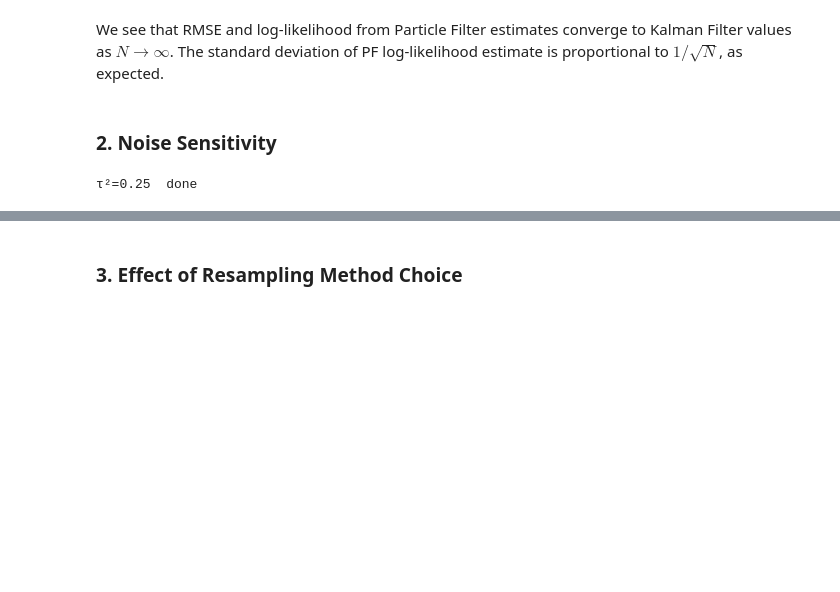
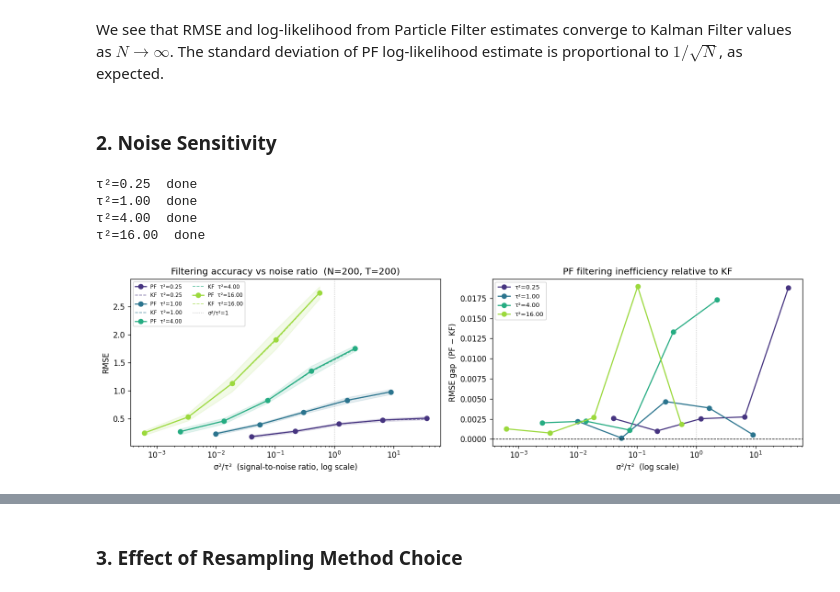
Before and after one commit to rickyli02/particle_filter_project_submission, a Jupyter notebook: notebooks/extension_results.ipynb, the cells around one changed output, grey strips where cells are left out. Saved outputs shown, nothing was run; the diff lists cells and outputs as text; code cells hidden in the pictures; blank space fills up the shorter version.

```diff
--- a/notebooks/extension_results.ipynb
+++ b/notebooks/extension_results.ipynb
@@ -288,12 +291,12 @@ We see that RMSE and log-likelihood from Particle Filter estimates converge to K
 # Sweep σ so r = σ²/τ² ∈ [0.01, 9]; repeat for several τ values and plot as separate lines.
 phi_r    = 0.9
 alpha_r  = 1.0
-N_r      = 500 # Number of particles
+N_r      = 200 # Number of particles
 T_r      = 200
-n_reps_r = 20  # Number of repeated trials for data generation and filtering
+n_reps_r = 10  # Number of repeated trials for data generation and filtering
 
 tau_r_vals   = [0.5, 1.0, 2.0, 4.0]
-sigma_r_vals = np.logspace(-1, np.log10(3.0), 22)   # sigma 0.1 … 3.0
+sigma_r_vals = np.logspace(-1, np.log10(3.0), 5)   # sigma 0.1 … 3.0
 
 results_by_tau = {}
 rng_r = np.random.default_rng(77)
@@ -367,6 +370,49 @@ for tau_r in tau_r_vals:
     print(f"\u03c4\u00b2={tau_r**2:.2f}  done")
 # %% [output]
 τ²=0.25  done
+τ²=1.00  done
+τ²=4.00  done
+τ²=16.00  done
+# %%
+colors = plt.cm.viridis(np.linspace(0.15, 0.85, len(tau_r_vals)))
+
+fig, axes = plt.subplots(1, 2, figsize=(13, 4))
+
+for tau_r, col in zip(tau_r_vals, colors):
+    r   = results_by_tau[tau_r]
+    lbl = f'τ²={tau_r**2:.2f}'
+
+    # PF mean ± 1 std
+    axes[0].semilogx(r['ratio'], r['pf_rmse_mean'], 'o-', color=col, lw=1.5, label=f'PF  {lbl}')
+    axes[0].fill_between(r['ratio'],
+                         r['pf_rmse_mean'] - r['pf_rmse_std'],
+                         r['pf_rmse_mean'] + r['pf_rmse_std'],
+                         alpha=0.12, color=col)
+    # KF as dashed reference
+    axes[0].semilogx(r['ratio'], r['kf_rmse_mean'], '--', color=col, lw=1.0, alpha=0.7,
+                     label=f'KF  {lbl}')
+
+    # RMSE gap: PF - KF (filtering inefficiency)
+    gap = r['pf_rmse_mean'] - r['kf_rmse_mean']
+    axes[1].semilogx(r['ratio'], gap, 'o-', color=col, lw=1.5, label=lbl)
+
+axes[0].axvline(1.0, color='grey', lw=0.8, ls=':', alpha=0.6, label='σ²/τ²=1')
+axes[0].set_xlabel('σ²/τ²  (signal-to-noise ratio, log scale)')
+axes[0].set_ylabel('RMSE')
+axes[0].set_title(f'Filtering accuracy vs noise ratio  (N={N_r}, T={T_r})')
+axes[0].legend(fontsize=7, ncol=2)
+
+axes[1].axhline(0,   color='black', lw=0.8, ls='--')
+axes[1].axvline(1.0, color='grey',  lw=0.8, ls=':', alpha=0.6)
+axes[1].set_xlabel('σ²/τ²  (log scale)')
+axes[1].set_ylabel('RMSE gap  (PF − KF)')
+axes[1].set_title('PF filtering inefficiency relative to KF')
+axes[1].legend(fontsize=8)
+
+plt.tight_layout()
+plt.show()
+# %% [output]
+[figure, added]
 # %%
 # Print report: log-likelihood bias (PF − KF) across noise regimes
 print(f"Log-likelihood bias  E[PF − KF]   N_particles={N_r}, T={T_r}, reps={n_reps_r}\n")
```
Also changed, not shown: parts of 32 cells of this notebook, 13 other files.
